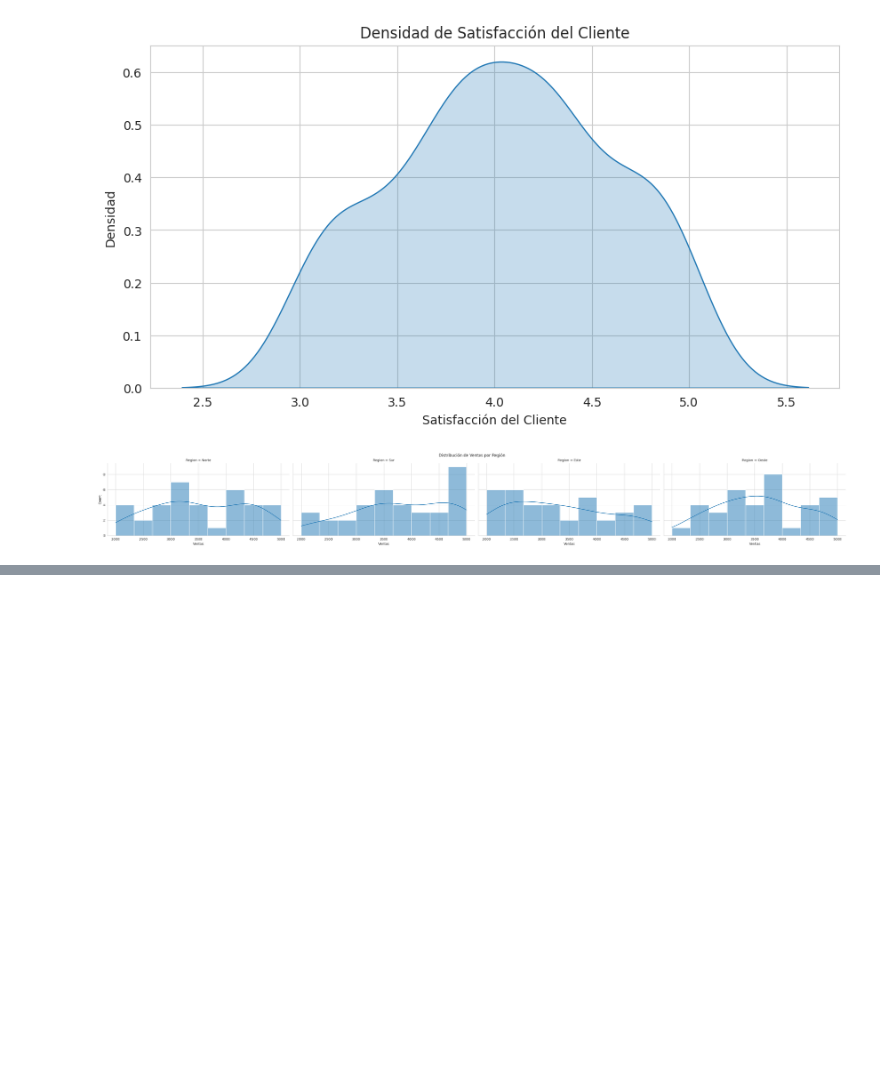
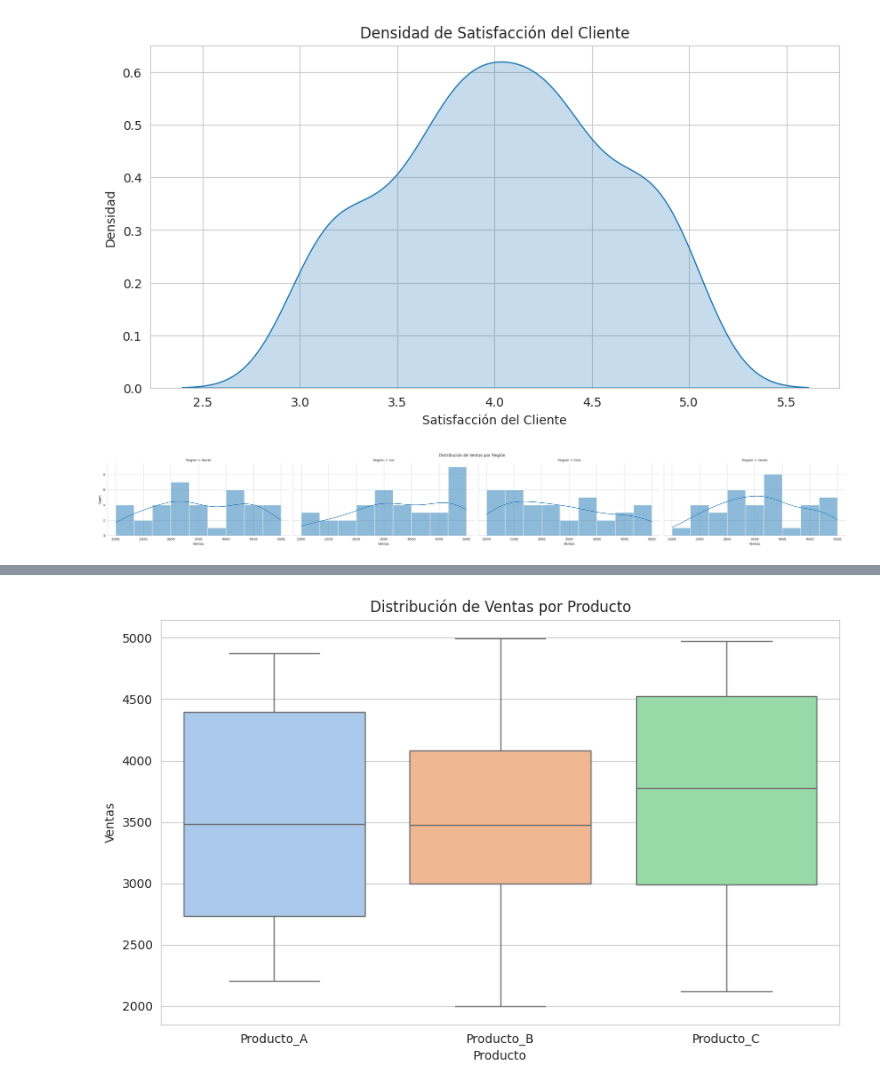
Before and after one commit to brunobobadilla06/Practica---Ciencia-de-Datos-I, a Jupyter notebook: Practica_3.ipynb, the cells around one changed output, grey strips where cells are left out. Cells and saved outputs as stored; diff of their text form; code cells hidden in the pictures; blank space fills up the shorter version.

```diff
--- a/Practica_3.ipynb
+++ b/Practica_3.ipynb
@@ -208,0 +228,10 @@ Comparan una variable numérica a través de diferentes categorías.
+# %%
+# Boxplot distribucion de ventas por producto
+plt.figure(figsize=(10, 6))
+sns.boxplot(data=df, x='Producto', y='Ventas', palette='pastel')
+plt.title('Distribución de Ventas por Producto')
+plt.xlabel('Producto')
+plt.ylabel('Ventas')
+plt.show()
+# %% [output]
+[figure, added]
```
Also changed, not shown: parts of 4 cells of this notebook.
